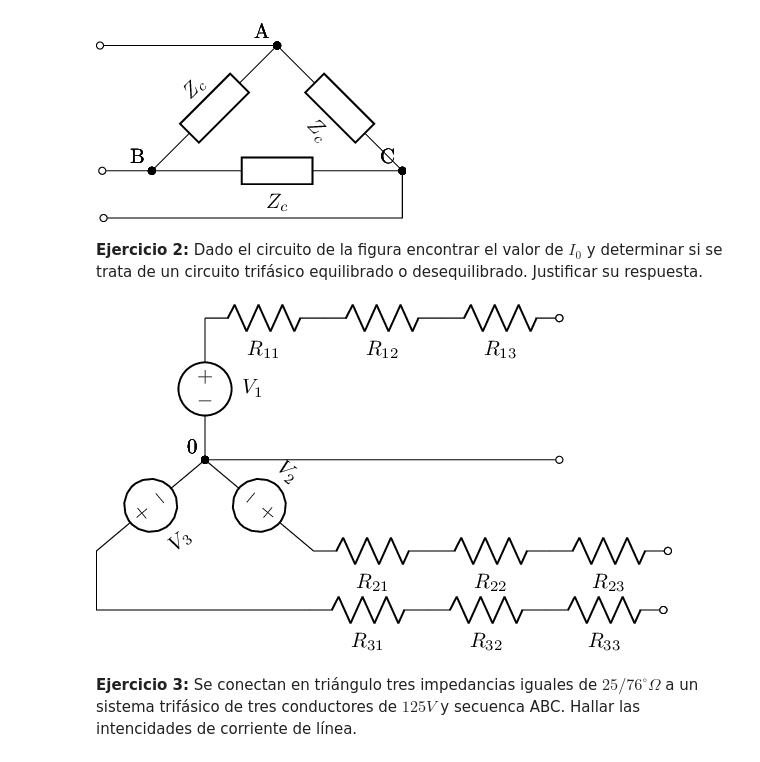
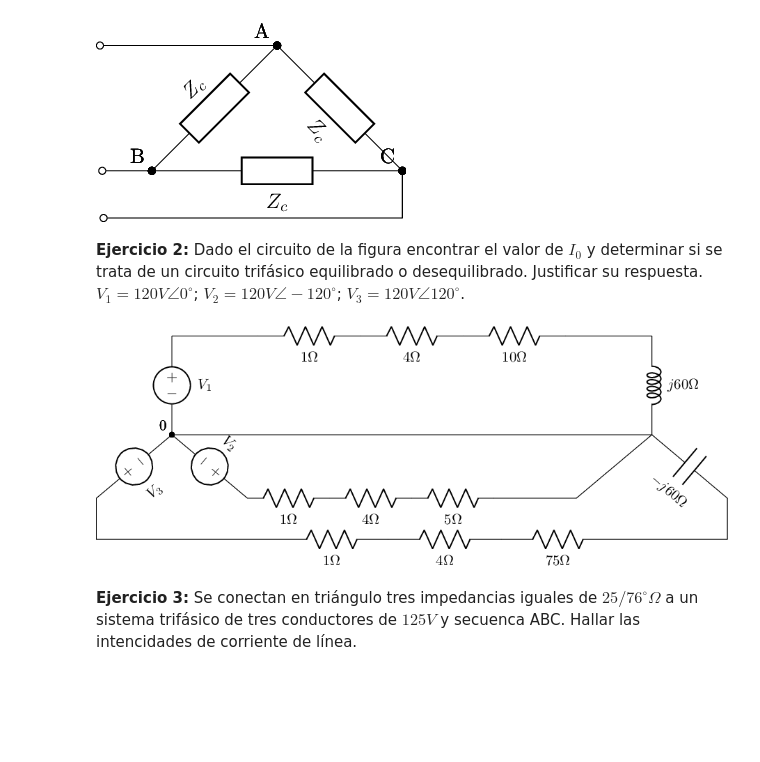
Before and after one commit to apuntes-interactivos/tc1, a Jupyter notebook: Prácticos/Practico 6/Trabajo práctico 6 Sistemas Polifásicos.ipynb, the cells around one changed output. Drawn from its saved outputs; the diff is of its cells as text; code cells hidden in the pictures; blank space fills up the shorter version.

```diff
--- a/Prácticos/Practico 6/Trabajo práctico 6 Sistemas Polifásicos.ipynb
+++ b/Prácticos/Practico 6/Trabajo práctico 6 Sistemas Polifásicos.ipynb
@@ -24,29 +24,42 @@ ce1.draw()
 [figure]
 # %% [markdown]
 **Ejercicio 2:** Dado el circuito de la figura encontrar el valor de $I_0$ y determinar si se trata de un circuito trifásico equilibrado o desequilibrado. Justificar su respuesta.
+$V_1=120V \angle 0^{\circ}$;
+$V_2=120V \angle -120^{\circ}$;
+$V_3=120V \angle 120^{\circ}$.
 # %%
 import lcapy as ly
 ce2=ly.Circuit()
 ce2.add("""
 V1 _a 0; down, size=1.2
 V2 _b 0; rotate=140, size=1.2
 V3 _c 0; rotate=40, size=1.2
-R11 _a _a2
-R12 _a2 _a3
-R13 _a3 _a4
-R21 _b _b2
-R22 _b2 _b3
-R23 _b3 _b4
-W1 0 _0; size=3
+Wa _a _ax
+R11 _ax _a2;size=1.2, l={$1\Omega$}
+R12 _a2 _a3;size=1.2, l={$4\Omega$}
+R13 _a3 _a4;size=1.2, l={$10\Omega$}
+W11 _a4 _a5; right
+
+R21 _b _b2; l={$1\Omega$}
+R22 _b2 _b3; l={$4\Omega$}
+R23 _b3 _b4; l={$5\Omega$}
+W1 0 _neu; right
 W2 _c _cc; down, size=0.5
 W3 _cc _cc2; right, size=1.8
-R31 _cc2 _c2; right
-R32 _c2 _c3; right
-R33 _c3 _c4; right
+R31 _cc2 _c2; right,l={$1\Omega$}
+R32 _c2 _c3; right,l={$4\Omega$}
+R33 _c3 _c4; right,l={$75\Omega$}
+
+La _a5 _neu;down, size=1.2,l={$j60\Omega$}
+Wb _neu _neu2 ; rotate=220, size=1.2
+Wb1 _neu2 _b4; left
+Cc _neu _neuc;rotate=320, size=1.2,l={$-j60\Omega$}
+Wc _neuc _ncc; down, size=0.5
+Wc2 _ncc _c4; left
 """)
 ce2.draw()
 # %% [output]
-[figure, old version]
+[figure, new version]
 # %% [markdown]
 **Ejercicio 3:** Se conectan en triángulo tres impedancias iguales de $25/76^{\circ}\Omega$ a un sistema trifásico de tres conductores de $125 V$ y secuenca ABC. Hallar las intencidades de corriente de línea.
 # %% [markdown]
```
Also changed, not shown: parts of 4 cells of this notebook, 3 other files.
